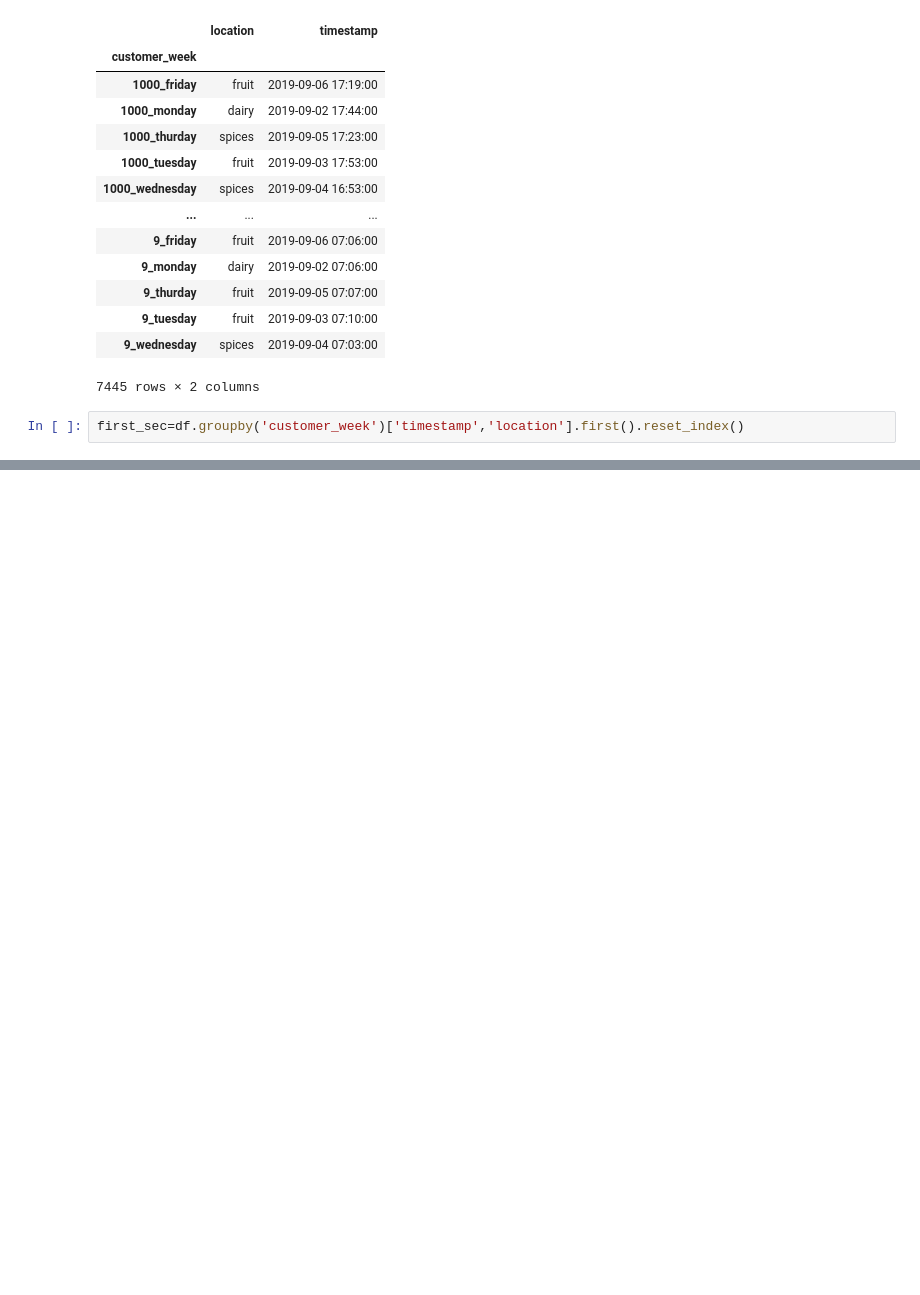
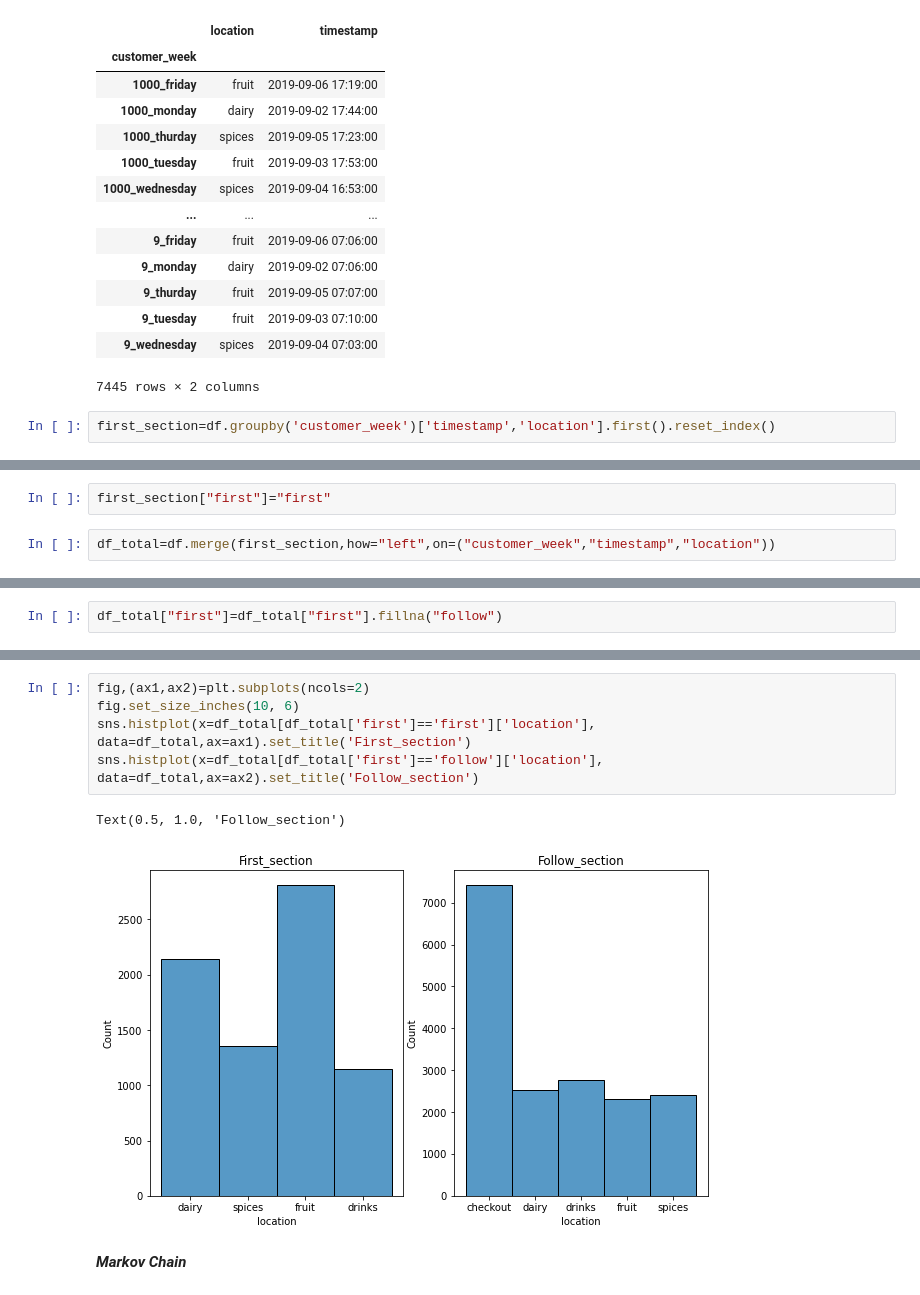
Before and after one commit to abhisrn1986/SupermarketSimulation, a Jupyter notebook: MarkovSimulation/data_exploration.ipynb, the cells around one changed output, grey strips where cells are left out. Cells and saved outputs as stored; diff of their text form; blank space fills up the shorter version.

```diff
--- a/MarkovSimulation/data_exploration.ipynb
+++ b/MarkovSimulation/data_exploration.ipynb
@@ -439,4 +450,4 @@ df.groupby('customer_week')["location","timestamp"].first()
 | 9_wednesday | spices | 2019-09-04 07:03:00 |
 7445 rows × 2 columns
 # %%
-first_sec=df.groupby('customer_week')['timestamp','location'].first().reset_index()
+first_section=df.groupby('customer_week')['timestamp','location'].first().reset_index()
@@ -461,2 +472,6 @@ sns.histplot(first_sec['location']);
 # %% [output]
 [figure]
+# %%
+first_section["first"]="first"
+# %%
+df_total=df.merge(first_section,how="left",on=("customer_week","timestamp","location"))
@@ -462,0 +494,2 @@ sns.histplot(first_sec['location']);
+# %%
+df_total["first"]=df_total["first"].fillna("follow")
@@ -462,0 +512,10 @@ sns.histplot(first_sec['location']);
+# %%
+fig,(ax1,ax2)=plt.subplots(ncols=2)
+fig.set_size_inches(10, 6)
+sns.histplot(x=df_total[df_total['first']=='first']['location'], data=df_total,ax=ax1).set_title('First_section')
+sns.histplot(x=df_total[df_total['first']=='follow']['location'], data=df_total,ax=ax2).set_title('Follow_section')
+# %% [output]
+Text(0.5, 1.0, 'Follow_section')
+[figure, added]
+# %% [markdown]
+***Markov Chain***
```
Also changed, not shown: parts of 19 cells of this notebook.
